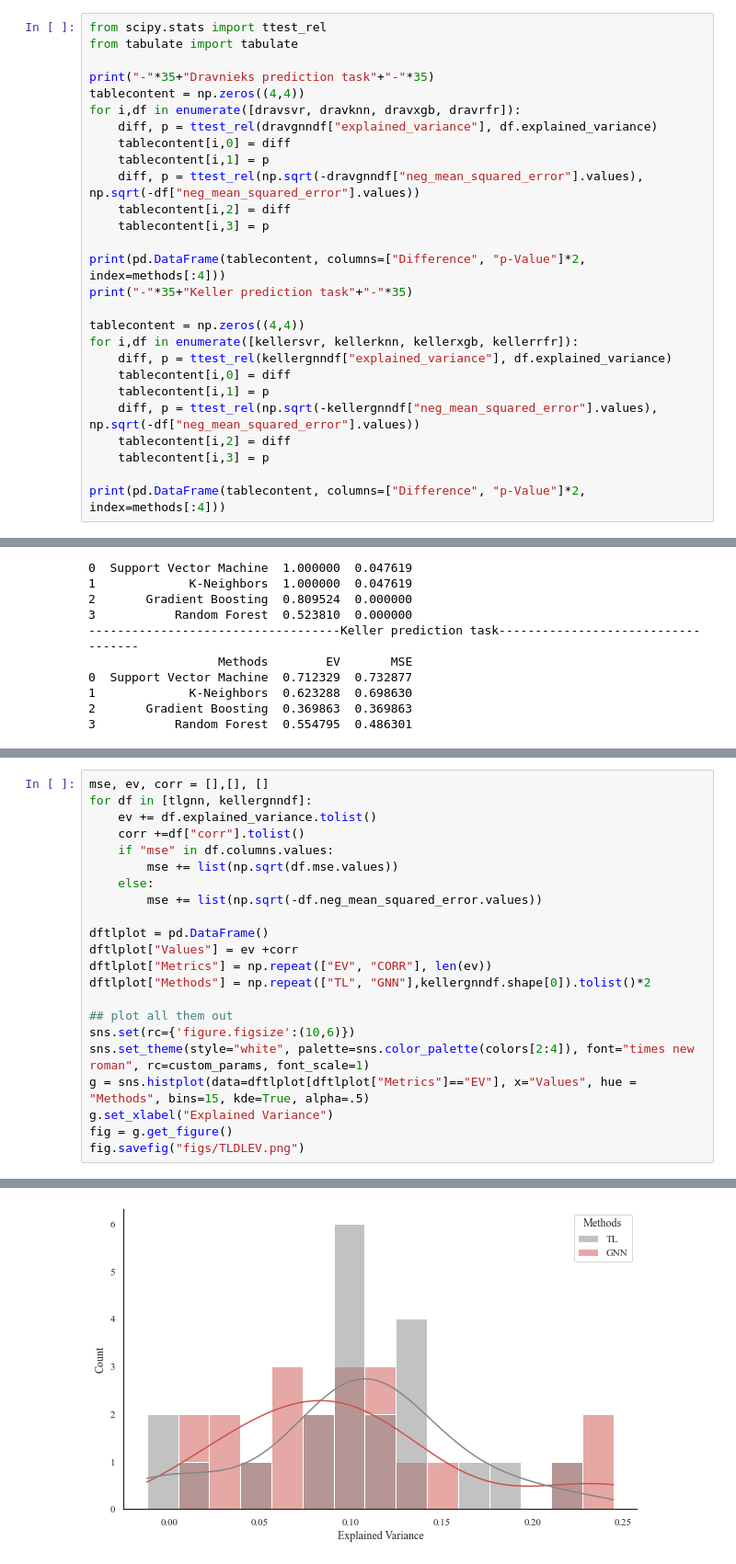
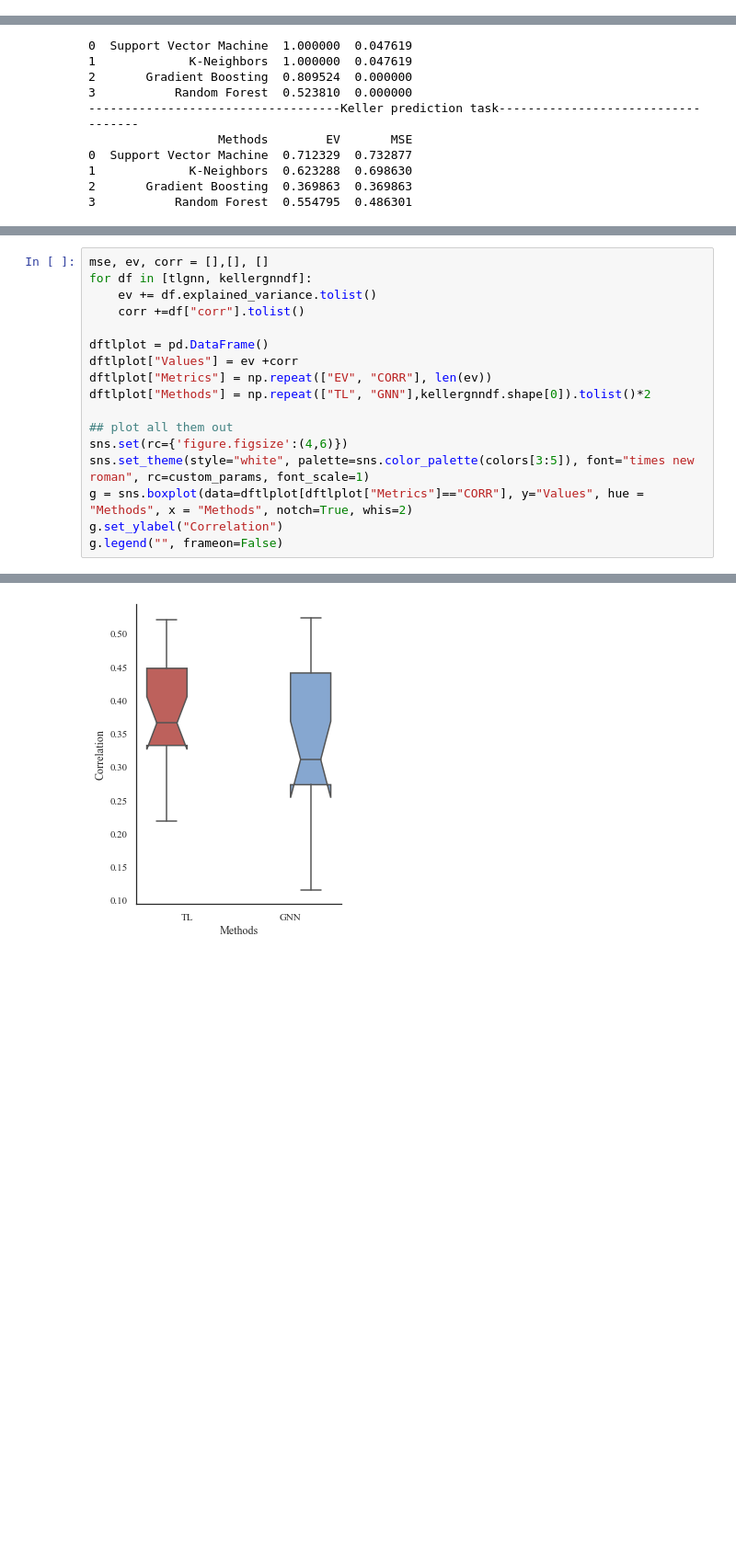
Before and after one commit to rrrrn/ExploringMachineOlfaction, a Jupyter notebook: results/performance.ipynb, the cells around one changed output, grey strips where cells are left out. Shown at 92% size. Cells and saved outputs as stored; diff of their text form; blank space fills up the shorter version.

```diff
--- a/results/performance.ipynb
+++ b/results/performance.ipynb
@@ -130,30 +130,3 @@ fig.legend(methods, loc=5, bbox_to_anchor=(1,1))
 fig.savefig("figs/BestPerformingMethods.png")
 # %% [output]
 [figure]
-# %%
-from scipy.stats import ttest_rel
-from tabulate import tabulate
-
-print("-"*35+"Dravnieks prediction task"+"-"*35)
-tablecontent = np.zeros((4,4))
-for i,df in enumerate([dravsvr, dravknn, dravxgb, dravrfr]):
-    diff, p = ttest_rel(dravgnndf["explained_variance"], df.explained_variance)
-    tablecontent[i,0] = diff
-    tablecontent[i,1] = p
-    diff, p = ttest_rel(np.sqrt(-dravgnndf["neg_mean_squared_error"].values), np.sqrt(-df["neg_mean_squared_error"].values))
-    tablecontent[i,2] = diff
-    tablecontent[i,3] = p
-
-print(pd.DataFrame(tablecontent, columns=["Difference", "p-Value"]*2, index=methods[:4]))
-print("-"*35+"Keller prediction task"+"-"*35)
-
-tablecontent = np.zeros((4,4))
-for i,df in enumerate([kellersvr, kellerknn, kellerxgb, kellerrfr]):
-    diff, p = ttest_rel(kellergnndf["explained_variance"], df.explained_variance)
-    tablecontent[i,0] = diff
-    tablecontent[i,1] = p
-    diff, p = ttest_rel(np.sqrt(-kellergnndf["neg_mean_squared_error"].values), np.sqrt(-df["neg_mean_squared_error"].values))
-    tablecontent[i,2] = diff
-    tablecontent[i,3] = p
-
-print(pd.DataFrame(tablecontent, columns=["Difference", "p-Value"]*2, index=methods[:4]))
@@ -320,10 +280,6 @@ mse, ev, corr = [],[], []
 for df in [tlgnn, kellergnndf]:
     ev += df.explained_variance.tolist()
     corr +=df["corr"].tolist()
-    if "mse" in df.columns.values:
-        mse += list(np.sqrt(df.mse.values))
-    else:
-        mse += list(np.sqrt(-df.neg_mean_squared_error.values))
 
 dftlplot = pd.DataFrame()
 dftlplot["Values"] = ev +corr
@@ -331,10 +287,9 @@ dftlplot["Metrics"] = np.repeat(["EV", "CORR"], len(ev))
 dftlplot["Methods"] = np.repeat(["TL", "GNN"],kellergnndf.shape[0]).tolist()*2
 
 ## plot all them out
-sns.set(rc={'figure.figsize':(10,6)})
-sns.set_theme(style="white", palette=sns.color_palette(colors[2:4]), font="times new roman", rc=custom_params, font_scale=1)
-g = sns.histplot(data=dftlplot[dftlplot["Metrics"]=="EV"], x="Values", hue = "Methods", bins=15, kde=True, alpha=.5)
-g.set_xlabel("Explained Variance")
-fig = g.get_figure()
-fig.savefig("figs/TLDLEV.png")
+sns.set(rc={'figure.figsize':(4,6)})
+sns.set_theme(style="white", palette=sns.color_palette(colors[3:5]), font="times new roman", rc=custom_params, font_scale=1)
+g = sns.boxplot(data=dftlplot[dftlplot["Metrics"]=="CORR"], y="Values", hue = "Methods", x = "Methods", notch=True, whis=2)
+g.set_ylabel("Correlation")
+g.legend("", frameon=False)
 # %% [output]
@@ -341 +297 @@ fig.savefig("figs/TLDLEV.png")
-[figure, old version]
+[figure, new version]
```
Also changed, not shown: parts of 9 cells of this notebook, 26 other files.
